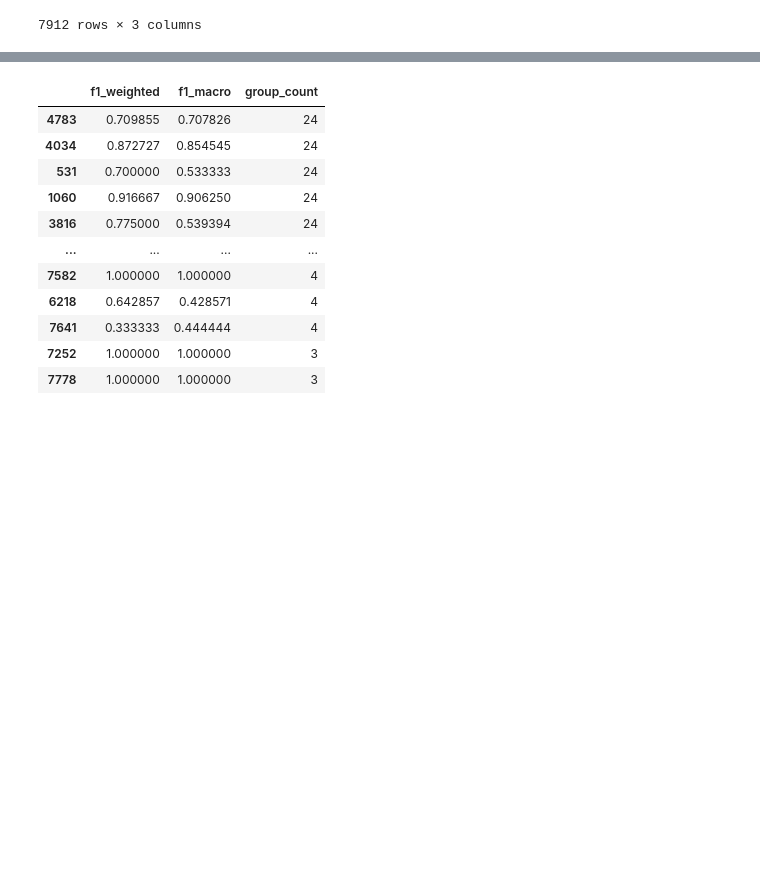
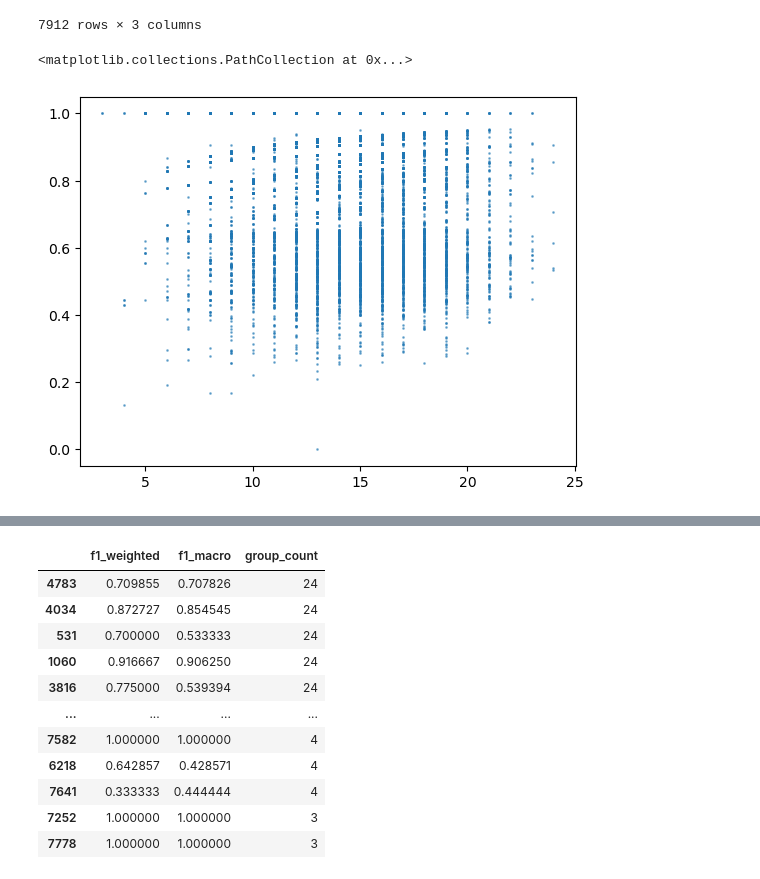
Before and after one commit to abhishekanand1710/noise-and-bias, a Jupyter notebook: dataset-cartography/kennedy/cartography_plotting_disco.ipynb, the cells around one changed output, grey strips where cells are left out. Cells and saved outputs as stored; diff of their text form; code cells hidden in the pictures; blank space fills up the shorter version.

```diff
--- a/dataset-cartography/kennedy/cartography_plotting_disco.ipynb
+++ b/dataset-cartography/kennedy/cartography_plotting_disco.ipynb
@@ -517,3 +517,8 @@ annotator_metrics_df
 | 7910 | 0.333333 | 0.444444 | 4 |
 | 7911 | 1.000000 | 1.000000 | 9 |
 7912 rows × 3 columns
+# %%
+plt.scatter(annotator_metrics_df['group_count'], annotator_metrics_df['f1_macro'], alpha=0.5, s=1)
+# %% [output]
+<matplotlib.collections.PathCollection at 0x...>
+[figure, added]
```
Also changed, not shown: parts of 3 cells of this notebook, 8 other files.
